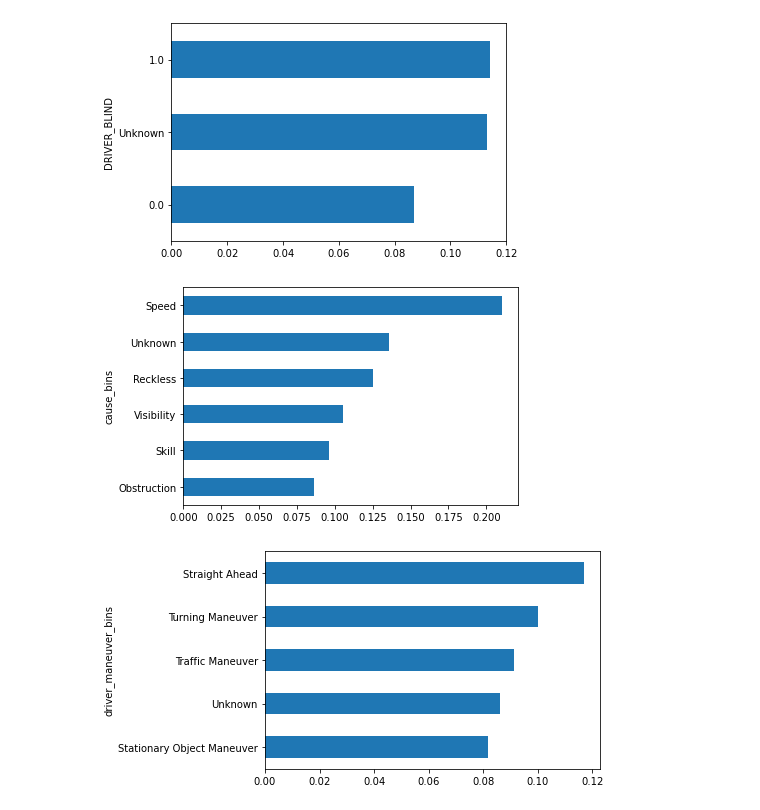
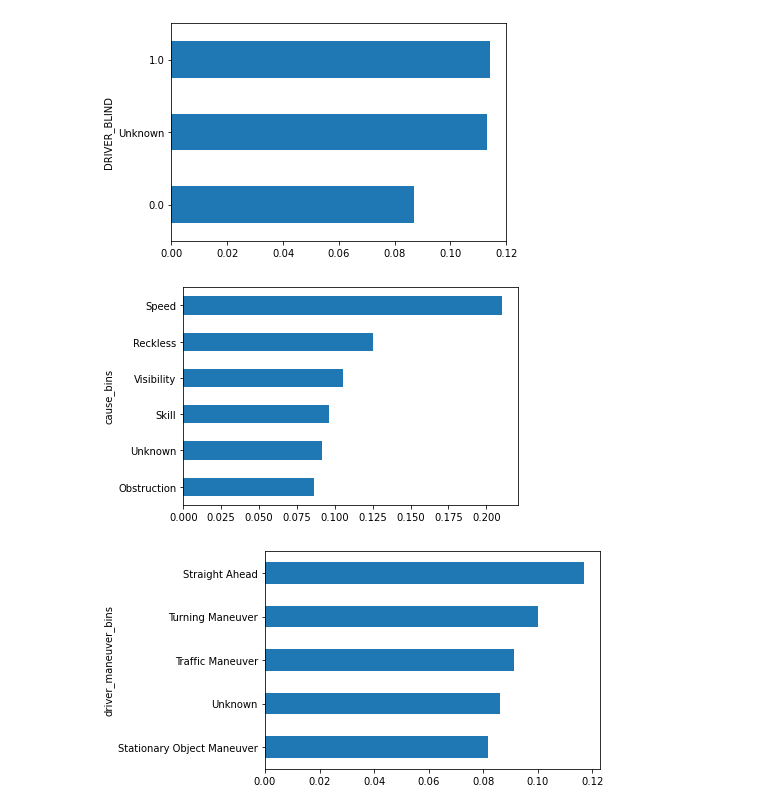
Before and after one commit to jnahra/phase-3-project, a Jupyter notebook: combined_dataset_prep.ipynb, the cells around one changed output. Cells and saved outputs as stored; diff of their text form; code cells hidden in the pictures.

```diff
--- a/combined_dataset_prep.ipynb
+++ b/combined_dataset_prep.ipynb
@@ -127,7 +128,7 @@ def weather_rating(row):
         return 'Clear Weather'
     elif row['WEATHER_CONDITION'] != 'UNKNOWN':
         return 'Adverse Weather'
-    return 'Not Available'
+    return 'Unknown'
 
 df['WEATHER_CAT'] = df.apply(lambda row: weather_rating(row), axis=1)
 
@@ -181,7 +182,7 @@ def speed_rating(row):
         return 'Average Speed'
     elif row['POSTED_SPEED_LIMIT'] > 30:
         return 'Above Average Speed'
-    return 'Not Available'
+    return 'Unknown'
 
 df['SPEED_RATING'] = df.apply(lambda row: speed_rating(row), axis=1)
 
@@ -258,34 +259,36 @@ def cause_bins(row):
                         'WEATHER', 'DISTRACTION - FROM OUTSIDE VEHICLE']
     if row['PRIM_CONTRIBUTORY_CAUSE'] in cause_obstruction:
         return 'Obstruction'
     if row['PRIM_CONTRIBUTORY_CAUSE'] in cause_reckless:
         return 'Reckless'
     if row['PRIM_CONTRIBUTORY_CAUSE'] in cause_skill:
         return 'Skill'
     if row['PRIM_CONTRIBUTORY_CAUSE'] in cause_speed:
         return 'Speed'
     if row['PRIM_CONTRIBUTORY_CAUSE'] in cause_visibility:
         return 'Visibility'
     if row['PRIM_CONTRIBUTORY_CAUSE'] in cause_not_applicable and row['SEC_CONTRIBUTORY_CAUSE'] in cause_not_applicable:
         if row['SEC_CONTRIBUTORY_CAUSE'] in cause_obstruction:
             return 'Obstruction'
         if row['SEC_CONTRIBUTORY_CAUSE'] in cause_reckless:
             return 'Reckless'
         if row['SEC_CONTRIBUTORY_CAUSE'] in cause_skill:
             return 'Skill'
         if row['SEC_CONTRIBUTORY_CAUSE'] in cause_speed:
             return 'Speed'
         if row['SEC_CONTRIBUTORY_CAUSE'] in cause_visibility:
             return 'Visibility'
+    if row['PRIM_CONTRIBUTORY_CAUSE'] in cause_not_applicable:
+        return 'Unknown'
     else:
         return 'Unknown'
 
 
 df['cause_bins'] = df.apply(cause_bins,axis=1)
 
 df.groupby(by=['cause_bins'])['INJURY_BAD'].mean().sort_values().plot(kind='barh');
 # %% [output]
-[figure, old version]
+[figure, new version]
 # %%
 ## Binning maneuver
 
```
Also changed, not shown: parts of 4 cells of this notebook, 1 other file.
